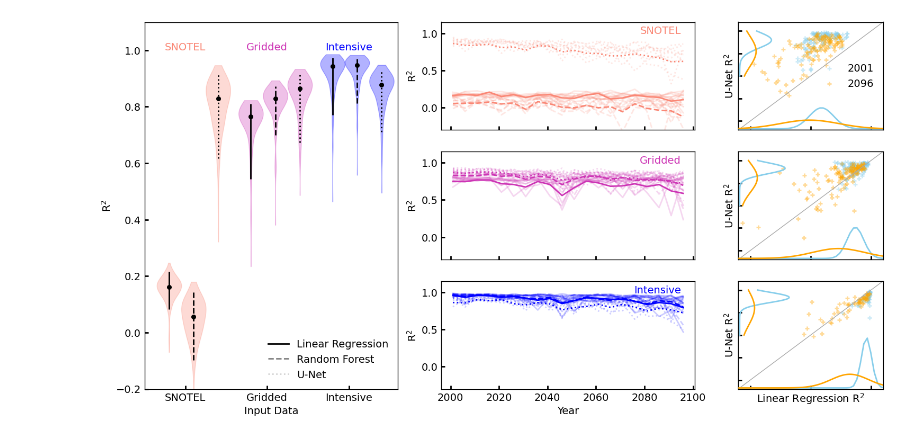
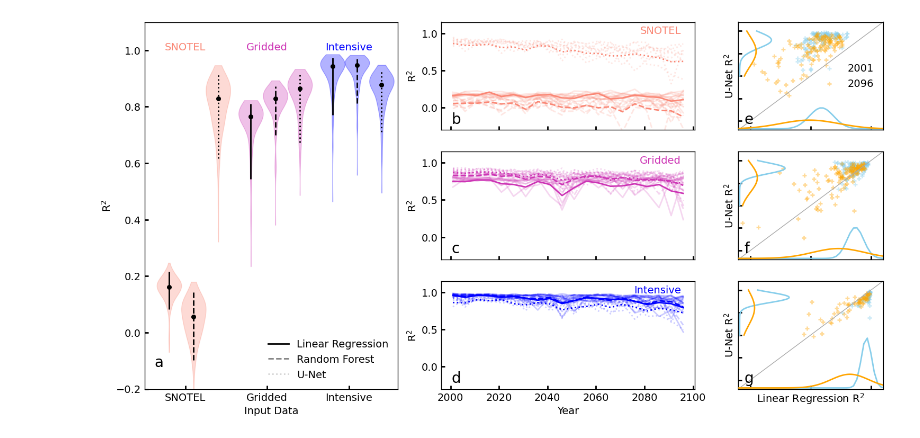
Before and after one commit to mariannecowherd/resilient-snowpack-estimation, a Jupyter notebook: code/fig4_compare_model_outputs.ipynb, the cells around one changed output. Cells and saved outputs as stored; diff of their text form; code cells hidden in the pictures.

```diff
--- a/code/fig4_compare_model_outputs.ipynb
+++ b/code/fig4_compare_model_outputs.ipynb
@@ -89,6 +89,7 @@ for i,data in enumerate(datas):
             mydata = r2vals.sel(basin = name).sel(pred_combo = data).sel(model = model).mean(dim = 'gcm')['value']
             outdatas[data][model].append(mydata)
 # %%
+LETTERS = True
 plt.rcParams['xtick.major.size'] = 5
 plt.rcParams['ytick.major.size'] = 5
 plt.rcParams['xtick.top'] = False
@@ -227,31 +228,37 @@ for i, data in enumerate(datagroups):
             color = 'skyblue'
             for xm in x:
                 axm = ax.twinx()
                 plot_fitted_normal(xm, axm, color=color, orientation = 'horizontal')
                 axm.set_xlim((-1.2,1.2))
                 axm.set_ylim((-0.1,10))
                 axm.set_yticks([])
                 color = 'orange'
                 set_border(axm, 0.1)
 
         else:
             color = 'skyblue'
             for xm in x:
                 axm = ax.twiny()
                 plot_fitted_normal(xm, axm, color = color, orientation = 'vertical')
                 axm.set_ylim((-1.2,1.2))
                 axm.set_xlim((-0.1,10))
                 axm.set_xticks([])
                 color = 'orange'
                 set_border(axm,.1)
 
     ax.set_xlim((-1.2,1.2))
     ax.set_ylim((-1.2,1.2))
     ax.set_ylabel(r'U-Net R$^{2}$')
 
 ax.set_xlabel(r'Linear Regression R$^{2}$')
 
+if LETTERS:
+    for key in ax_dict.keys():
+        myax = ax_dict[key]
+        myax.text(0.04,0.06, key.lower(), fontsize = 20, transform = myax.transAxes)
+
+
 fig.savefig(f'{basedir}/figures/fig4.png')
 plt.show()
 # %% [output]
-[figure, old version]
+[figure, new version]
```
Also changed, not shown: 7 other files.
